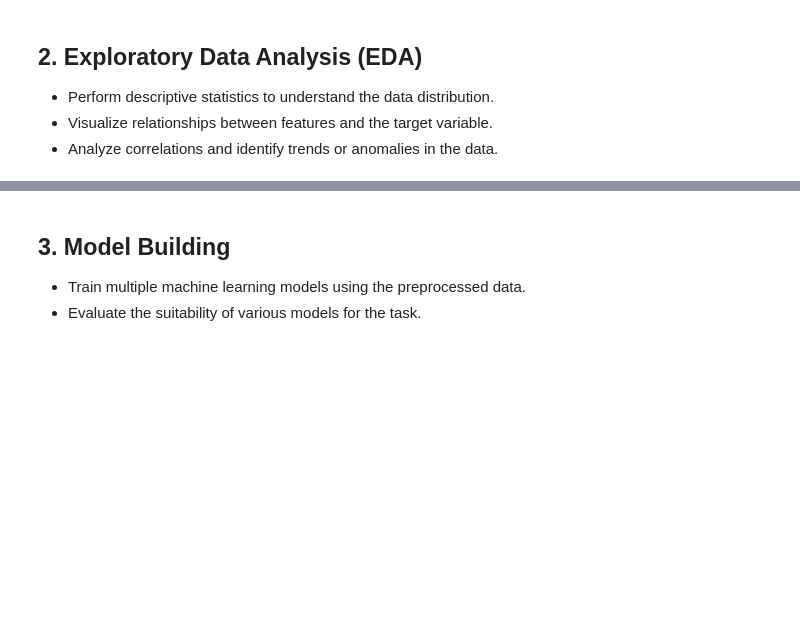
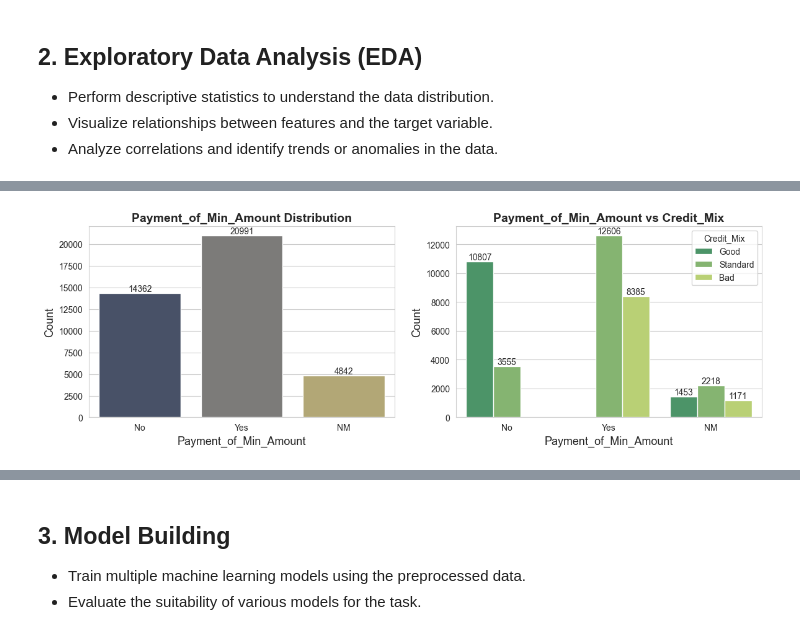
Before and after one commit to mohammadkhorshed/Predicting-Customer-Credit-Mix, a Jupyter notebook: Predicting_Customer_Credit _Mix.ipynb, the cells around one changed output, grey strips where cells are left out. Cells and saved outputs as stored; diff of their text form; code cells hidden in the pictures; blank space fills up the shorter version.

```diff
--- a/Predicting_Customer_Credit _Mix.ipynb
+++ b/Predicting_Customer_Credit _Mix.ipynb
@@ -146,0 +374,3 @@ memory usage: 8.4+ MB
+# %%
+df_cleaned["Occupation"] = df_cleaned["Occupation"].str.replace('_______', 'Unknown')
+df_cleaned["Occupation"].value_counts()
@@ -146,0 +396,22 @@ memory usage: 8.4+ MB
+# %%
+# Payment_of_Min_Amount
+
+plt.figure(figsize=(14,4))
+plt.subplot(121)
+ax = sns.countplot(x = df_cleaned["Payment_of_Min_Amount"], palette='cividis')
+for container in ax.containers:
+    ax.bar_label(container, fontsize=10)
+plt.title('Payment_of_Min_Amount Distribution', fontsize=14, fontweight='bold')
+plt.xlabel('Payment_of_Min_Amount', fontsize=13)
+plt.ylabel('Count', fontsize=13)
+
+plt.subplot(122)
+ax = sns.countplot(x = df_cleaned["Payment_of_Min_Amount"],hue=df_cleaned["Credit_Mix"], palette='summer')
+for container in ax.containers:
+    ax.bar_label(container, fontsize=10)
+plt.title('Payment_of_Min_Amount vs Credit_Mix', fontsize=14, fontweight='bold')
+plt.xlabel('Payment_of_Min_Amount', fontsize=13)
+plt.ylabel('Count', fontsize=13)
+plt.show()
+# %% [output]
+[figure, added]
```
Also changed, not shown: parts of 32 cells of this notebook.
